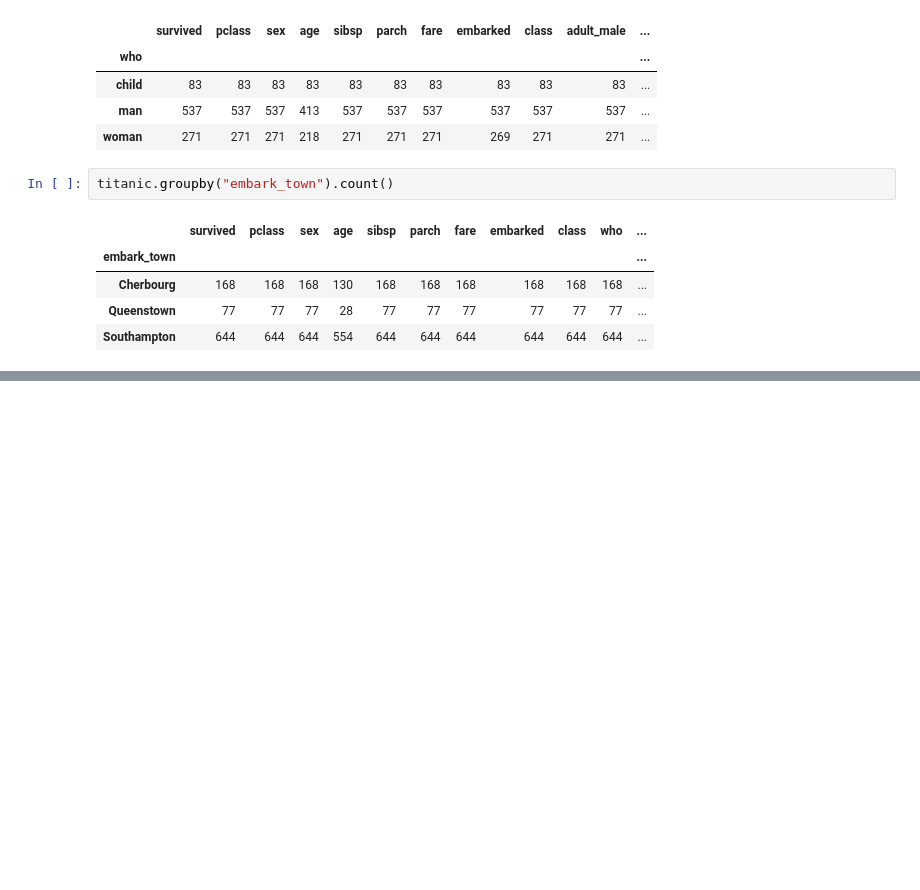
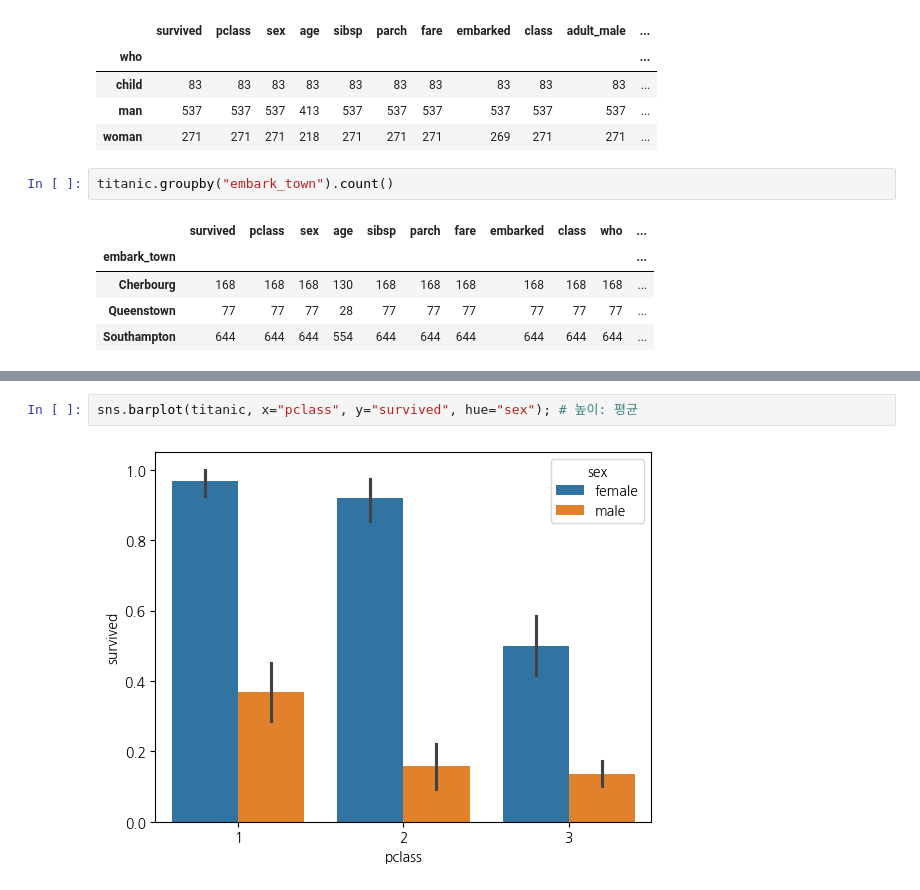
Before and after one commit to ompang222/2024-1-my-BDA, a Jupyter notebook: inclass/02w_0319_tue_bigdata_basic.ipynb, the cells around one changed output, grey strips where cells are left out. Saved outputs shown, nothing was run; the diff lists cells and outputs as text; blank space fills up the shorter version.

```diff
--- a/inclass/02w_0319_tue_bigdata_basic.ipynb
+++ b/inclass/02w_0319_tue_bigdata_basic.ipynb
@@ -251,0 +278,4 @@ titanic.groupby("embark_town").count()
+# %%
+sns.barplot(titanic, x="pclass", y="survived", hue="sex"); # 높이: 평균
+# %% [output]
+[figure, added]
```
Also changed, not shown: parts of 50 cells of this notebook.
